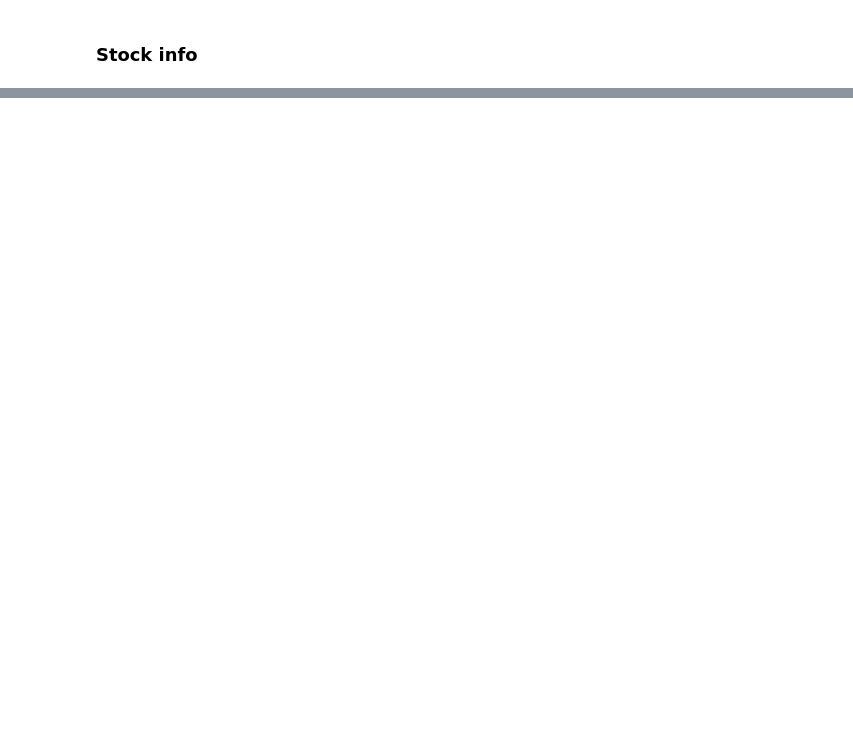
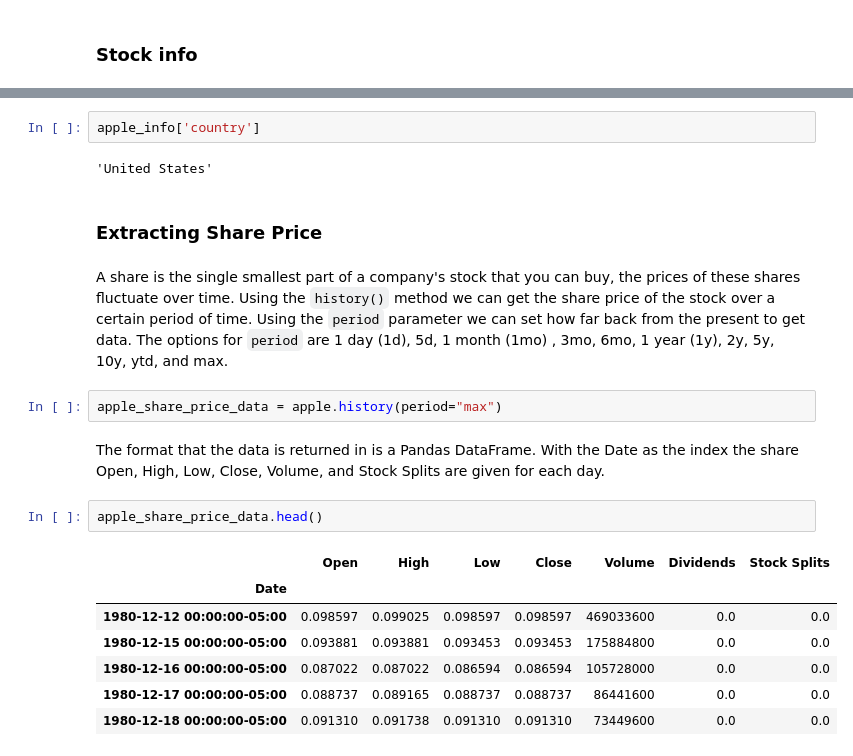
Before and after one commit to Neozs/StockMarketDashboard, a Jupyter notebook: InvestmentFirm.ipynb, the cells around one changed output, grey strips where cells are left out. Drawn from its saved outputs; the diff is of its cells as text; blank space fills up the shorter version.

```diff
--- a/InvestmentFirm.ipynb
+++ b/InvestmentFirm.ipynb
@@ -34,0 +102,22 @@ operable program or batch file.
+# %%
+apple_info['country']
+# %% [output]
+'United States'
+# %% [markdown]
+### Extracting Share Price
+# %% [markdown]
+A share is the single smallest part of a company's stock  that you can buy, the prices of these shares fluctuate over time. Using the <code>history()</code> method we can get the share price of the stock over a certain period of time. Using the `period` parameter we can set how far back from the present to get data. The options for `period` are 1 day (1d), 5d, 1 month (1mo) , 3mo, 6mo, 1 year (1y), 2y, 5y, 10y, ytd, and max.
+# %%
+apple_share_price_data = apple.history(period="max")
+# %% [markdown]
+The format that the data is returned in is a Pandas DataFrame. With the Date as the index the share Open, High, Low, Close, Volume, and Stock Splits are given for each day.
+# %%
+apple_share_price_data.head()
+# %% [output]
+|  | Open | High | Low | Close | Volume | Dividends | Stock Splits |
+| Date |  |  |  |  |  |  |  |
+| 1980-12-12 00:00:00-05:00 | 0.098597 | 0.099025 | 0.098597 | 0.098597 | 469033600 | 0.0 | 0.0 |
+| 1980-12-15 00:00:00-05:00 | 0.093881 | 0.093881 | 0.093453 | 0.093453 | 175884800 | 0.0 | 0.0 |
+| 1980-12-16 00:00:00-05:00 | 0.087022 | 0.087022 | 0.086594 | 0.086594 | 105728000 | 0.0 | 0.0 |
+| 1980-12-17 00:00:00-05:00 | 0.088737 | 0.089165 | 0.088737 | 0.088737 | 86441600 | 0.0 | 0.0 |
+| 1980-12-18 00:00:00-05:00 | 0.091310 | 0.091738 | 0.091310 | 0.091310 | 73449600 | 0.0 | 0.0 |
```
Also changed, not shown: parts of 9 cells of this notebook, 1 other file.
